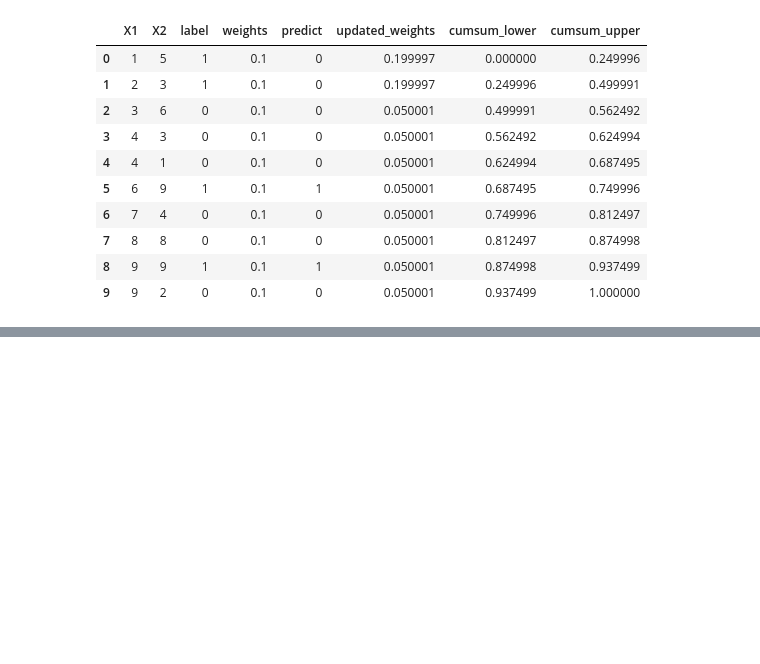
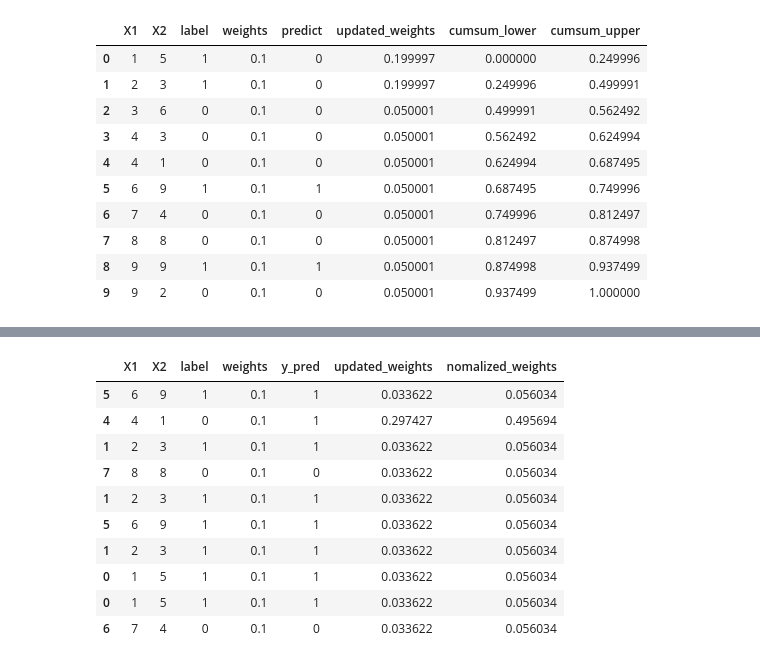
Before and after one commit to utkarshsahil04/Machine_learning_campusX_code, a Jupyter notebook: Lecture116/adaboost.ipynb, the cells around one changed output, grey strips where cells are left out. Cells and saved outputs as stored; diff of their text form; code cells hidden in the pictures; blank space fills up the shorter version.

```diff
--- a/Lecture116/adaboost.ipynb
+++ b/Lecture116/adaboost.ipynb
@@ -194,0 +293,15 @@ def create_new_dataset(df):
+# %%
+second_df['nomalized_weights'] = second_df['updated_weights']/second_df['updated_weights'].sum()
+second_df
+# %% [output]
+|  | X1 | X2 | label | weights | y_pred | updated_weights | nomalized_weights |
+| 5 | 6 | 9 | 1 | 0.1 | 1 | 0.033622 | 0.056034 |
+| 4 | 4 | 1 | 0 | 0.1 | 1 | 0.297427 | 0.495694 |
+| 1 | 2 | 3 | 1 | 0.1 | 1 | 0.033622 | 0.056034 |
+| 7 | 8 | 8 | 0 | 0.1 | 0 | 0.033622 | 0.056034 |
+| 1 | 2 | 3 | 1 | 0.1 | 1 | 0.033622 | 0.056034 |
+| 5 | 6 | 9 | 1 | 0.1 | 1 | 0.033622 | 0.056034 |
+| 1 | 2 | 3 | 1 | 0.1 | 1 | 0.033622 | 0.056034 |
+| 0 | 1 | 5 | 1 | 0.1 | 1 | 0.033622 | 0.056034 |
+| 0 | 1 | 5 | 1 | 0.1 | 1 | 0.033622 | 0.056034 |
+| 6 | 7 | 4 | 0 | 0.1 | 0 | 0.033622 | 0.056034 |
```
Also changed, not shown: parts of 21 cells of this notebook.
